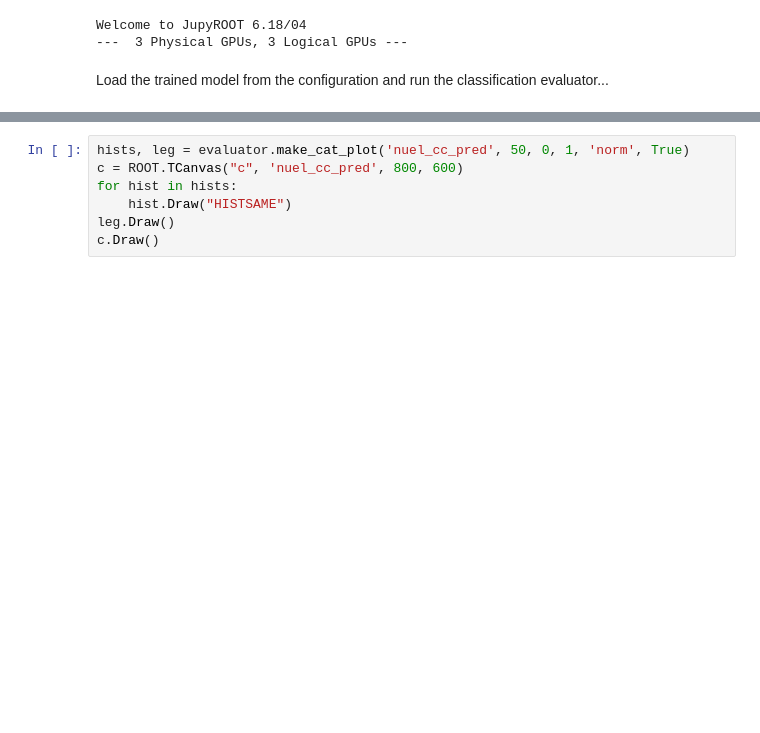
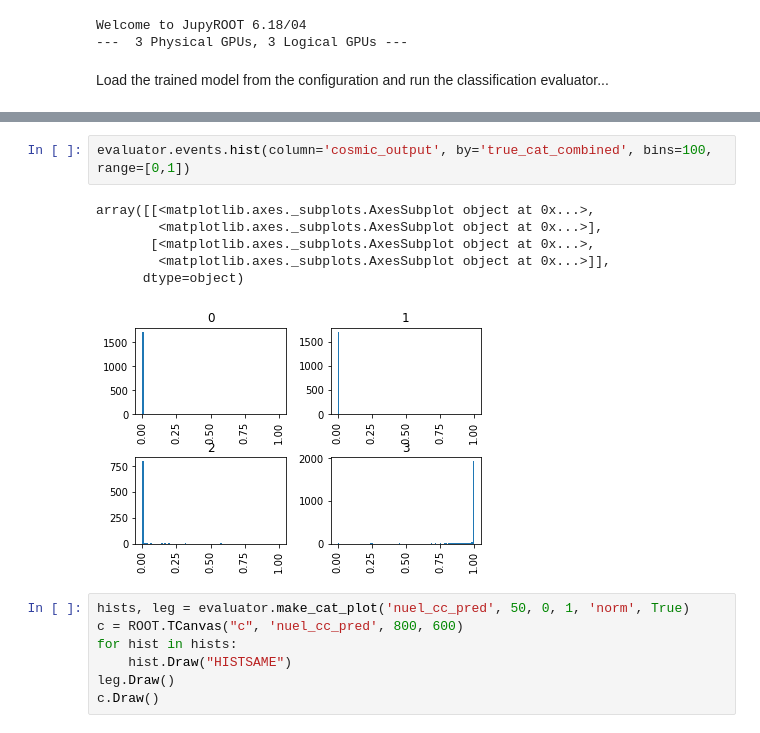
Before and after one commit to chipsneutrino/chips-net, a Jupyter notebook: classification.ipynb, the cells around one changed output, grey strips where cells are left out. Drawn from its saved outputs; the diff is of its cells as text; blank space fills up the shorter version.

```diff
--- a/notebooks/classification.ipynb
+++ b/classification.ipynb
@@ -57,3 +57,12 @@ Cosmic: 10668, Survived: 0.20172478440194977
+# %%
+evaluator.events.hist(column='cosmic_output', by='true_cat_combined', bins=100, range=[0,1])
+# %% [output]
+array([[<matplotlib.axes._subplots.AxesSubplot object at 0x...>,
+        <matplotlib.axes._subplots.AxesSubplot object at 0x...>],
+       [<matplotlib.axes._subplots.AxesSubplot object at 0x...>,
+        <matplotlib.axes._subplots.AxesSubplot object at 0x...>]],
+      dtype=object)
+[figure, added]
 # %%
 hists, leg = evaluator.make_cat_plot('nuel_cc_pred', 50, 0, 1, 'norm', True)
 c = ROOT.TCanvas("c", 'nuel_cc_pred', 800, 600)
```
Also changed, not shown: parts of 1 cell of this notebook, 5 other files.
